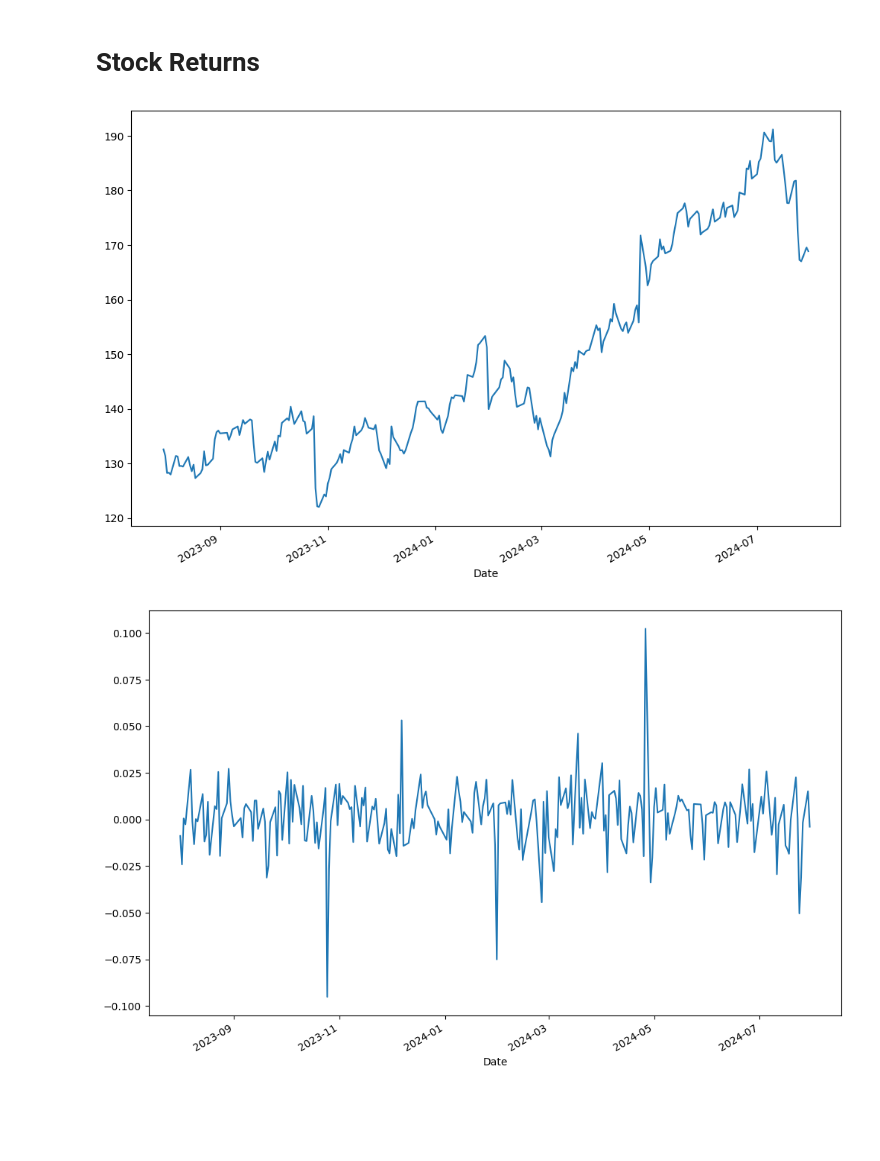
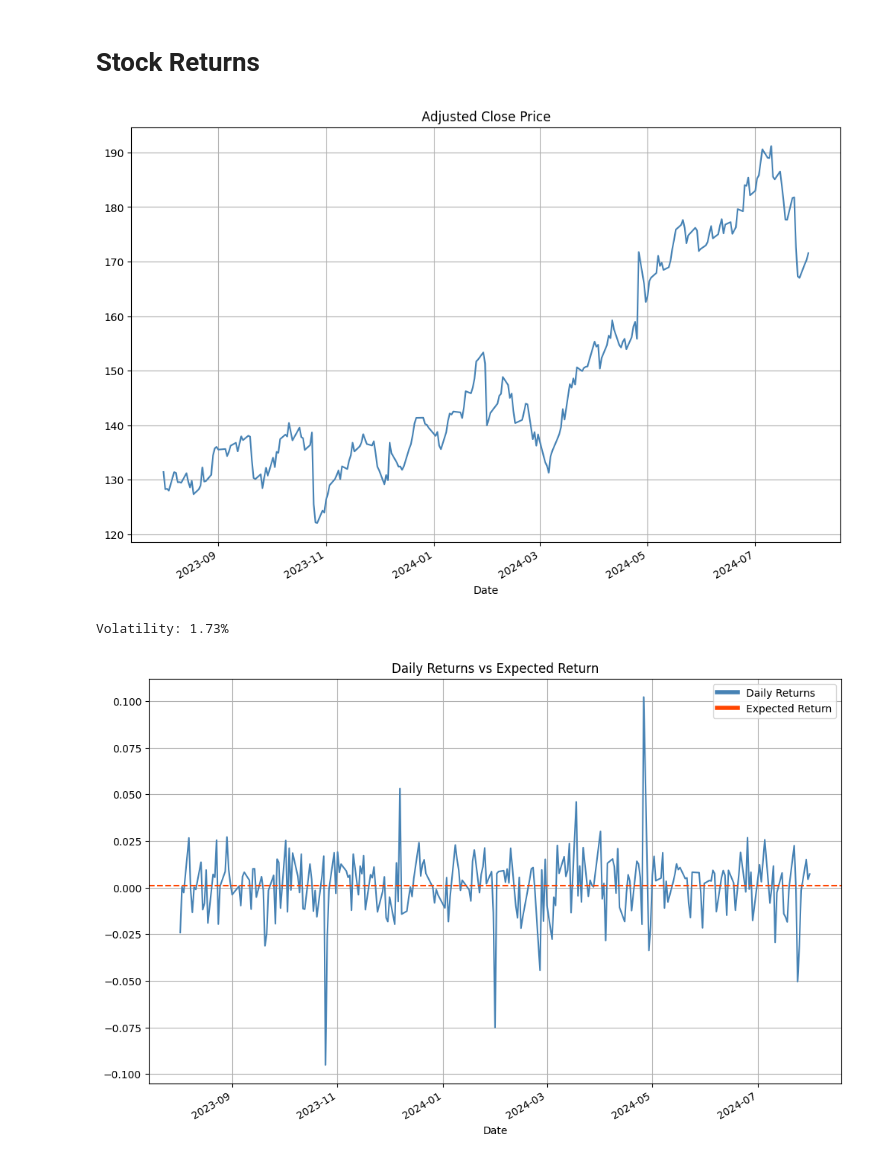
Before and after one commit to GabrielaRBLemos/Historical_Stock_Revenue_Analysis, a Jupyter notebook: Historical_Stock_Revenue_Analysis.ipynb, the cells around one changed output. Drawn from its saved outputs; the diff is of its cells as text; code cells hidden in the pictures; blank space fills up the shorter version.

Commit message:
Added volatility and expected returns

```diff
--- a/Historical_Stock_Revenue_Analysis.ipynb
+++ b/Historical_Stock_Revenue_Analysis.ipynb
@@ -9,14 +10,26 @@ def get_stock_data(symbol,period='max'):
     stock_df = pd.DataFrame(yf.Ticker(symbol).history(period=period))
     #yfinance returns adj close as close automatically
     stock_df = stock_df.rename(columns={'Close':'Adj_Close'})
-    stock_df['Returns'] = (stock_df['Adj_Close'] + stock_df['Dividends'] - stock_df['Adj_Close'].shift(1))/stock_df['Adj_Close'].shift(1)
-    return stock_df
+    stock_df['Daily_Returns'] = (stock_df['Adj_Close'] + stock_df['Dividends'] - stock_df['Adj_Close'].shift(1))/stock_df['Adj_Close'].shift(1)
+    expected_return = stock_df['Daily_Returns'].mean()
+    volatility = stock_df['Daily_Returns'].std()
+    return stock_df, expected_return, volatility
-# %%
-stock_df = get_stock_data('GOOGL', '1y')
-stock_df['Adj_Close'].plot(figsize=(12,8))
-plt.show()
-stock_df['Returns'].plot(figsize=(12,8))
-plt.show()
-# %% [output]
-[figure, removed]
-[figure, removed]
+# %%
+stock_df,expected_return,volatility = get_stock_data('GOOGL', '1y')
+colors = ['steelblue','orangered']
+stock_df['Adj_Close'].plot(figsize=(12,8), color = colors[0])
+plt.title('Adjusted Close Price')
+plt.grid()
+plt.show()
+print(f"Volatility: {volatility*100:.2f}%")
+ax = stock_df['Daily_Returns'].plot(figsize=(12,8), color = colors[0])
+plt.axhline(y=expected_return, color=colors[1], linestyle='--')
+custom_lines = [Line2D([0], [0], color=colors[0], lw=4), Line2D([0], [0], color=colors[1], lw=4)]
+ax.legend(custom_lines, ['Daily Returns','Expected Return'])
+plt.title('Daily Returns vs Expected Return')
+plt.grid()
+plt.show()
+# %% [output]
+[figure, added]
+Volatility: 1.73%
+[figure, added]
```
Also changed, not shown: parts of 1 cell of this notebook.
